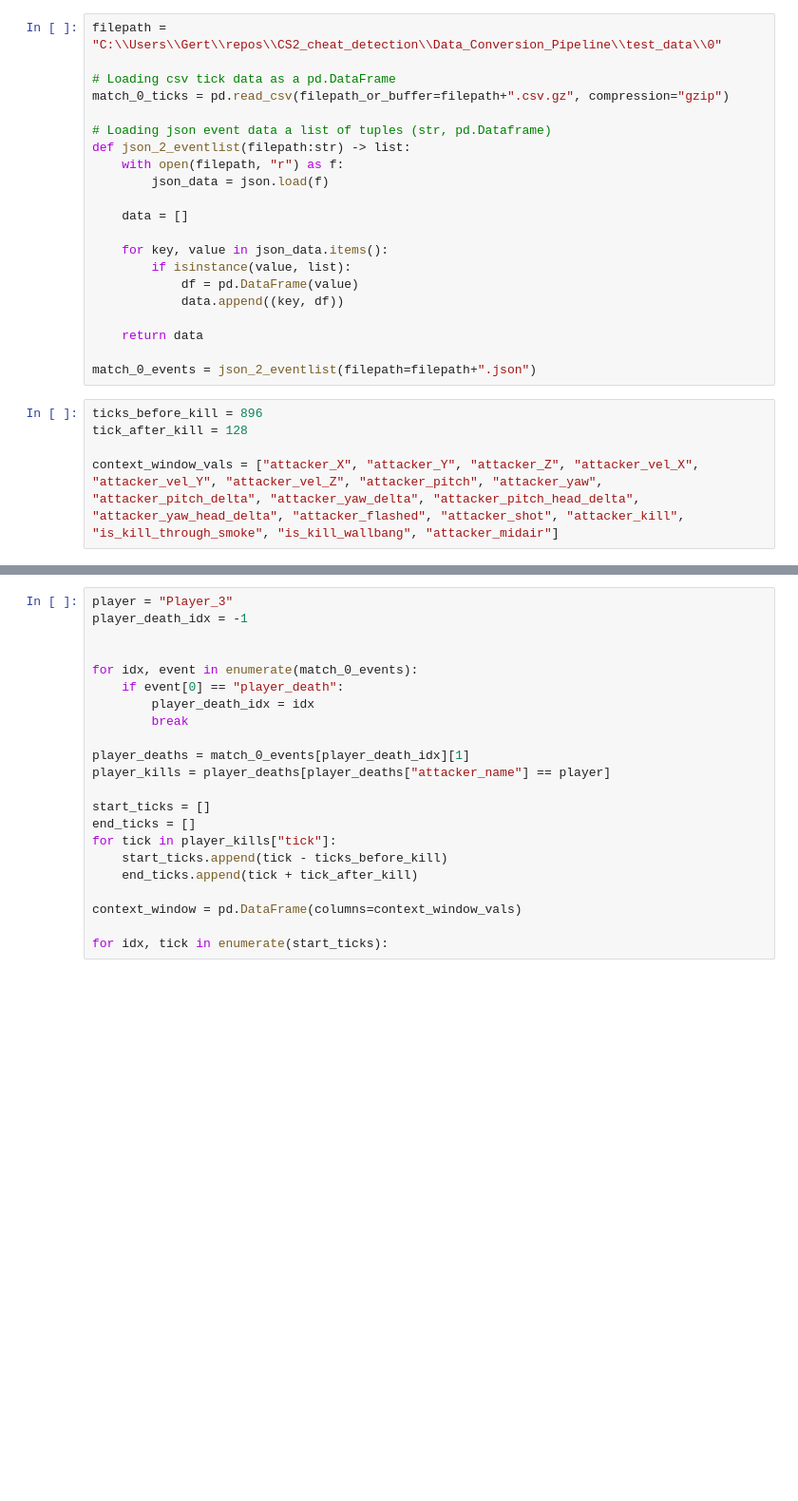
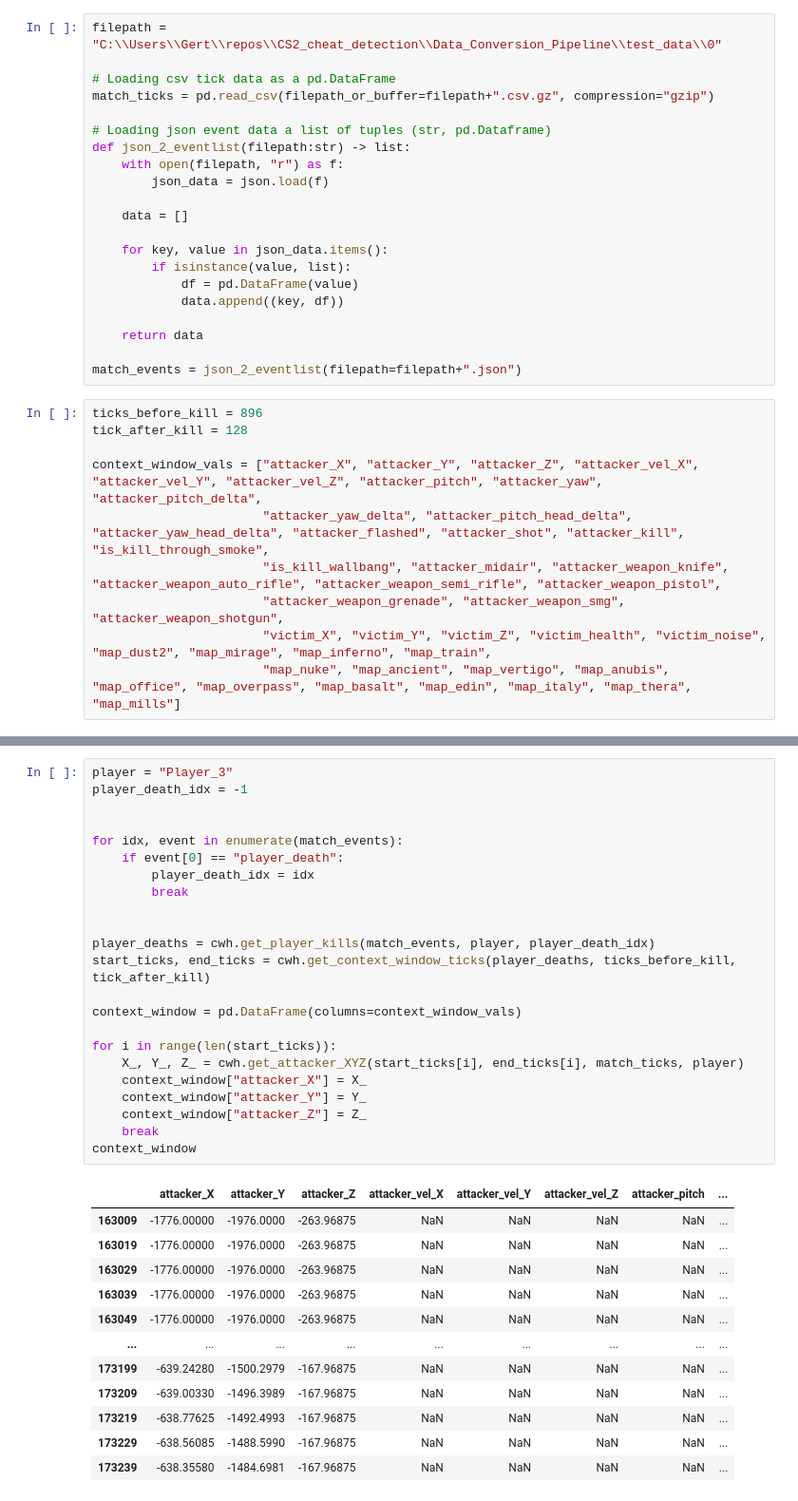
Before and after one commit to Pinkvinus/CS2_cheat_detection, a Jupyter notebook: Data_Conversion_Pipeline/pipeline_dev.ipynb, the cells around one changed output, grey strips where cells are left out. Shown at 95% size. Saved outputs shown, nothing was run; the diff lists cells and outputs as text; blank space fills up the shorter version.

Commit message:
started adding helper functions for context window

```diff
--- a/Data_Conversion_Pipeline/pipeline_dev.ipynb
+++ b/Data_Conversion_Pipeline/pipeline_dev.ipynb
@@ -6,7 +7,7 @@ import os
 filepath = "C:\\Users\\Gert\\repos\\CS2_cheat_detection\\Data_Conversion_Pipeline\\test_data\\0"
 
 # Loading csv tick data as a pd.DataFrame
-match_0_ticks = pd.read_csv(filepath_or_buffer=filepath+".csv.gz", compression="gzip")
+match_ticks = pd.read_csv(filepath_or_buffer=filepath+".csv.gz", compression="gzip")
 
 # Loading json event data a list of tuples (str, pd.Dataframe)
 def json_2_eventlist(filepath:str) -> list:
@@ -22,9 +23,14 @@ def json_2_eventlist(filepath:str) -> list:
 
     return data
 
-match_0_events = json_2_eventlist(filepath=filepath+".json")
+match_events = json_2_eventlist(filepath=filepath+".json")
 # %%
 ticks_before_kill = 896
 tick_after_kill = 128
 
-context_window_vals = ["attacker_X", "attacker_Y", "attacker_Z", "attacker_vel_X", "attacker_vel_Y", "attacker_vel_Z", "attacker_pitch", "attacker_yaw", "attacker_pitch_delta", "attacker_yaw_delta", "attacker_pitch_head_delta", "attacker_yaw_head_delta", "attacker_flashed", "attacker_shot", "attacker_kill", "is_kill_through_smoke", "is_kill_wallbang", "attacker_midair"]
+context_window_vals = ["attacker_X", "attacker_Y", "attacker_Z", "attacker_vel_X", "attacker_vel_Y", "attacker_vel_Z", "attacker_pitch", "attacker_yaw", "attacker_pitch_delta",
+                       "attacker_yaw_delta", "attacker_pitch_head_delta", "attacker_yaw_head_delta", "attacker_flashed", "attacker_shot", "attacker_kill", "is_kill_through_smoke",
+                       "is_kill_wallbang", "attacker_midair", "attacker_weapon_knife", "attacker_weapon_auto_rifle", "attacker_weapon_semi_rifle", "attacker_weapon_pistol",
+                       "attacker_weapon_grenade", "attacker_weapon_smg", "attacker_weapon_shotgun",
+                       "victim_X", "victim_Y", "victim_Z", "victim_health", "victim_noise", "map_dust2", "map_mirage", "map_inferno", "map_train",
+                       "map_nuke", "map_ancient", "map_vertigo", "map_anubis", "map_office", "map_overpass", "map_basalt", "map_edin", "map_italy", "map_thera", "map_mills"]
@@ -31,23 +77,36 @@ context_window_vals = ["attacker_X", "attacker_Y", "attacker_Z", "attacker_vel_X
 # %%
 player = "Player_3"
 player_death_idx = -1
 
 
-for idx, event in enumerate(match_0_events):
+for idx, event in enumerate(match_events):
     if event[0] == "player_death":
         player_death_idx = idx
         break
 
-player_deaths = match_0_events[player_death_idx][1]
-player_kills = player_deaths[player_deaths["attacker_name"] == player]
 
-start_ticks = []
-end_ticks = []
-for tick in player_kills["tick"]:
-    start_ticks.append(tick - ticks_before_kill)
-    end_ticks.append(tick + tick_after_kill)
+player_deaths = cwh.get_player_kills(match_events, player, player_death_idx)
+start_ticks, end_ticks = cwh.get_context_window_ticks(player_deaths, ticks_before_kill, tick_after_kill)
 
 context_window = pd.DataFrame(columns=context_window_vals)
 
-for idx, tick in enumerate(start_ticks):
+for i in range(len(start_ticks)):
+    X_, Y_, Z_ = cwh.get_attacker_XYZ(start_ticks[i], end_ticks[i], match_ticks, player)
+    context_window["attacker_X"] = X_
+    context_window["attacker_Y"] = Y_
+    context_window["attacker_Z"] = Z_
+    break
+context_window
 # %% [output]
+|  | attacker_X | attacker_Y | attacker_Z | attacker_vel_X | attacker_vel_Y | attacker_vel_Z | attacker_pitch | ... |
+| 163009 | -1776.00000 | -1976.0000 | -263.96875 | NaN | NaN | NaN | NaN | ... |
+| 163019 | -1776.00000 | -1976.0000 | -263.96875 | NaN | NaN | NaN | NaN | ... |
+| 163029 | -1776.00000 | -1976.0000 | -263.96875 | NaN | NaN | NaN | NaN | ... |
+| 163039 | -1776.00000 | -1976.0000 | -263.96875 | NaN | NaN | NaN | NaN | ... |
+| 163049 | -1776.00000 | -1976.0000 | -263.96875 | NaN | NaN | NaN | NaN | ... |
+| ... | ... | ... | ... | ... | ... | ... | ... | ... |
+| 173199 | -639.24280 | -1500.2979 | -167.96875 | NaN | NaN | NaN | NaN | ... |
+| 173209 | -639.00330 | -1496.3989 | -167.96875 | NaN | NaN | NaN | NaN | ... |
+| 173219 | -638.77625 | -1492.4993 | -167.96875 | NaN | NaN | NaN | NaN | ... |
+| 173229 | -638.56085 | -1488.5990 | -167.96875 | NaN | NaN | NaN | NaN | ... |
+| 173239 | -638.35580 | -1484.6981 | -167.96875 | NaN | NaN | NaN | NaN | ... |
```
Also changed, not shown: parts of 5 cells of this notebook, 1 other file.
